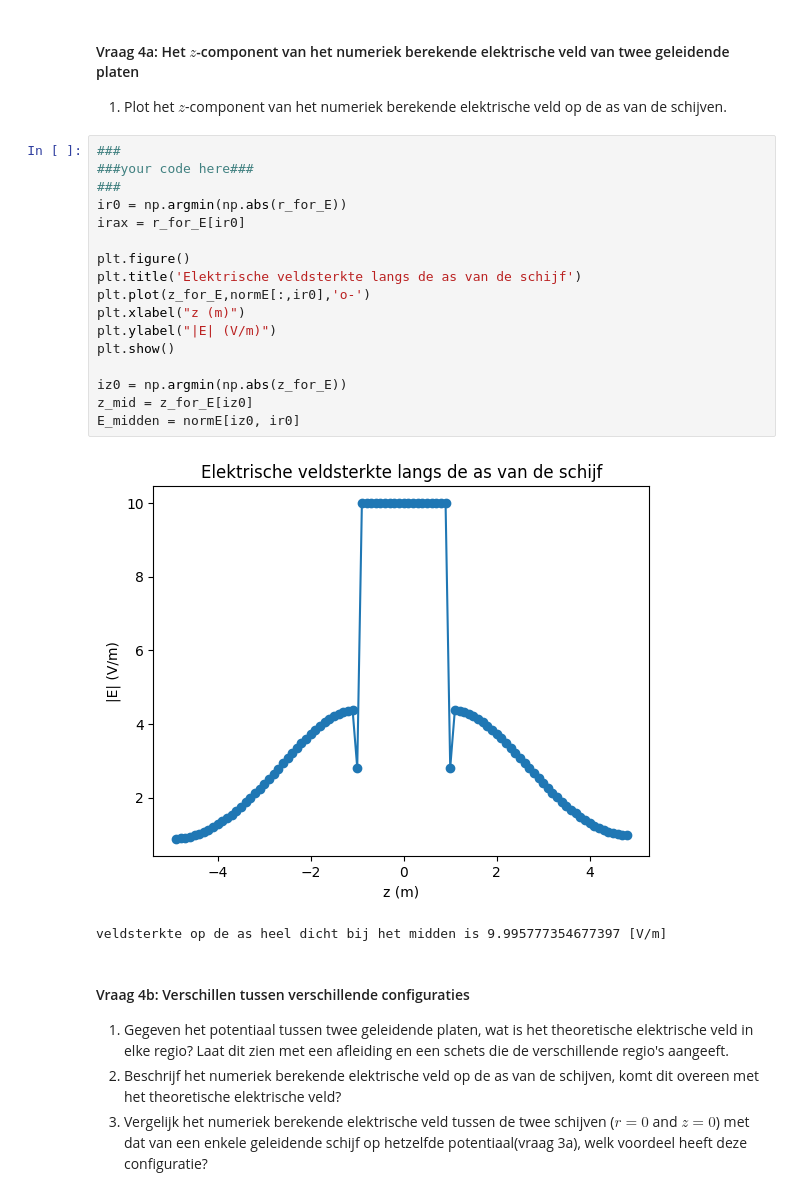
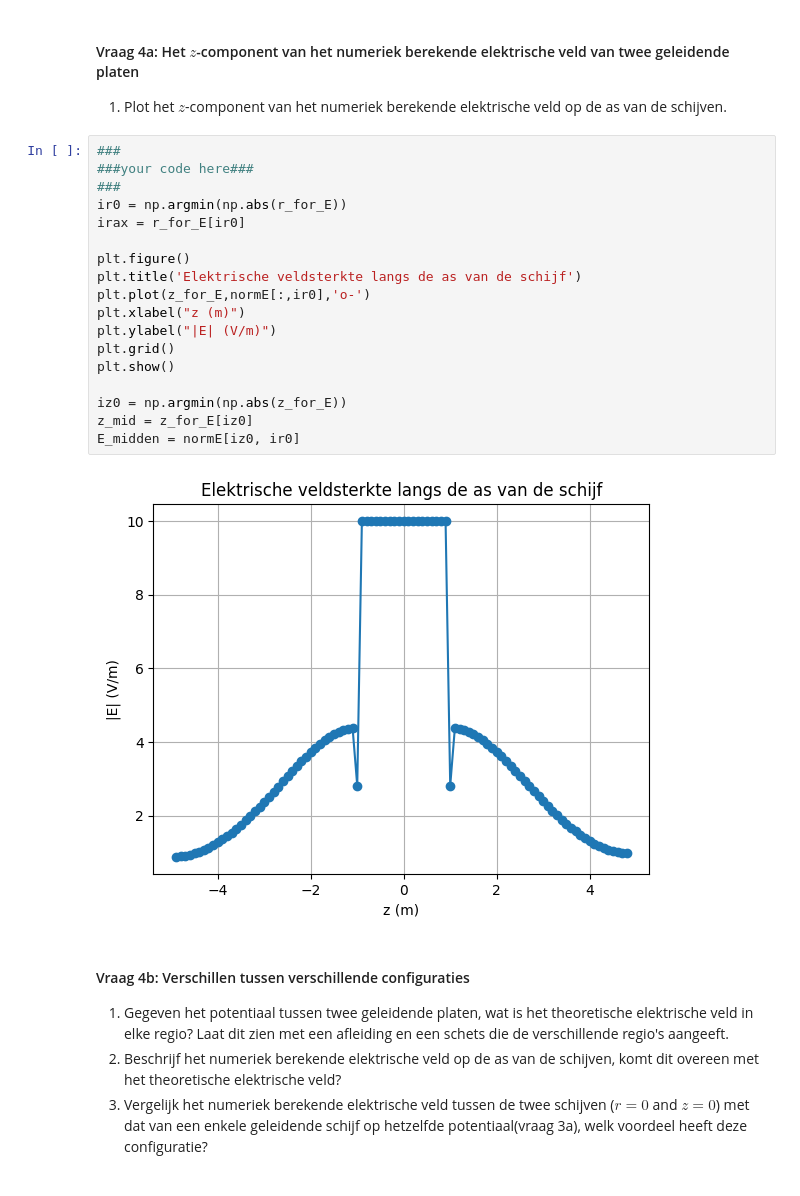
Before and after one commit to sdwijnands/opdrachten-DEF-D, a Jupyter notebook: DigitaleOntwerpopdrachten/1CondensatorOpdracht/CondensatorOntwerpopdracht.ipynb, the cells around one changed output. Saved outputs shown, nothing was run; the diff lists cells and outputs as text.

```diff
--- a/DigitaleOntwerpopdrachten/1CondensatorOpdracht/CondensatorOntwerpopdracht.ipynb
+++ b/DigitaleOntwerpopdrachten/1CondensatorOpdracht/CondensatorOntwerpopdracht.ipynb
@@ -571,23 +571,23 @@ plot_results_disk(Ez, Er, normE, V, r, z, grid_step, disk_radius, z_pos_disk1, z
 # %%
 ###
 ###your code here###
 ###
 ir0 = np.argmin(np.abs(r_for_E))
 irax = r_for_E[ir0]
 
 plt.figure()
 plt.title('Elektrische veldsterkte langs de as van de schijf')
 plt.plot(z_for_E,normE[:,ir0],'o-')
 plt.xlabel("z (m)")
 plt.ylabel("|E| (V/m)")
+plt.grid()
 plt.show()
 
 iz0 = np.argmin(np.abs(z_for_E))
 z_mid = z_for_E[iz0]
 E_midden = normE[iz0, ir0]
 # %% [output]
-[figure, old version]
+[figure, new version]
-veldsterkte op de as heel dicht bij het midden is 9.995777354677397 [V/m]
 # %% [markdown]
 #### Vraag 4b: Verschillen tussen verschillende configuraties
 
```
Also changed, not shown: parts of 4 cells of this notebook.
